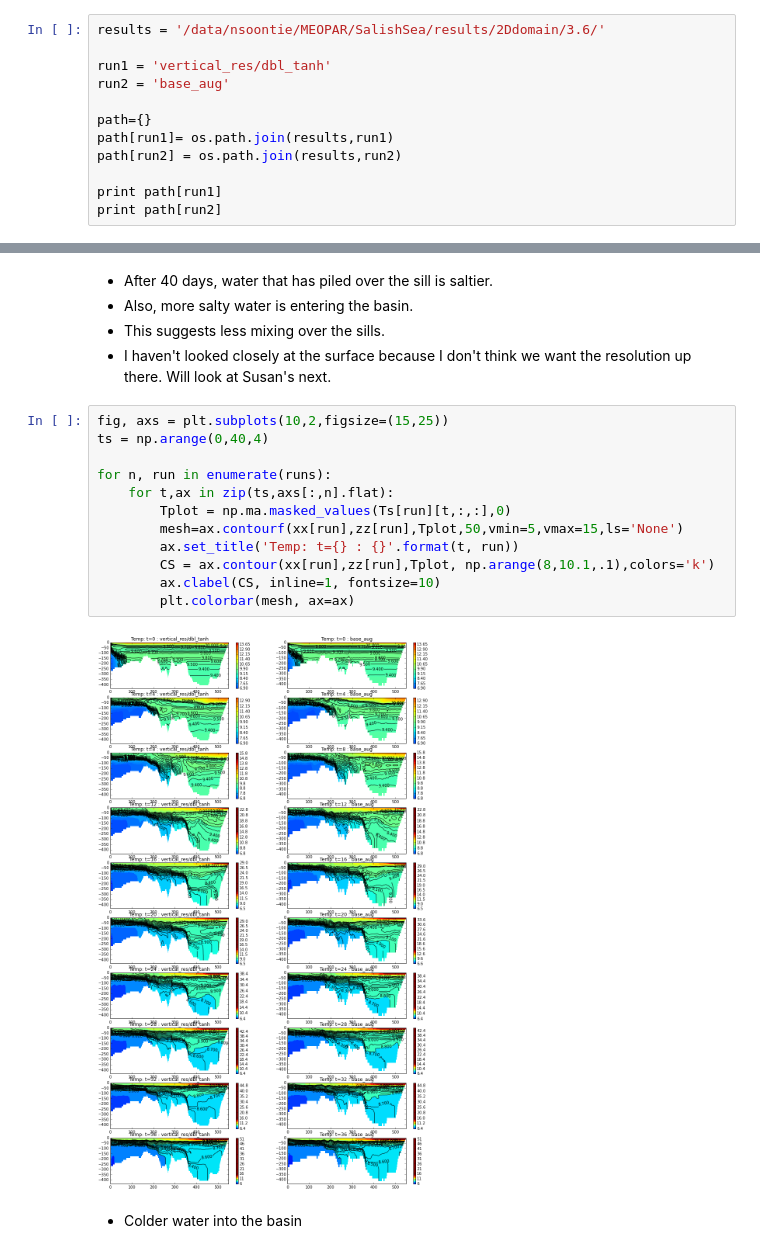
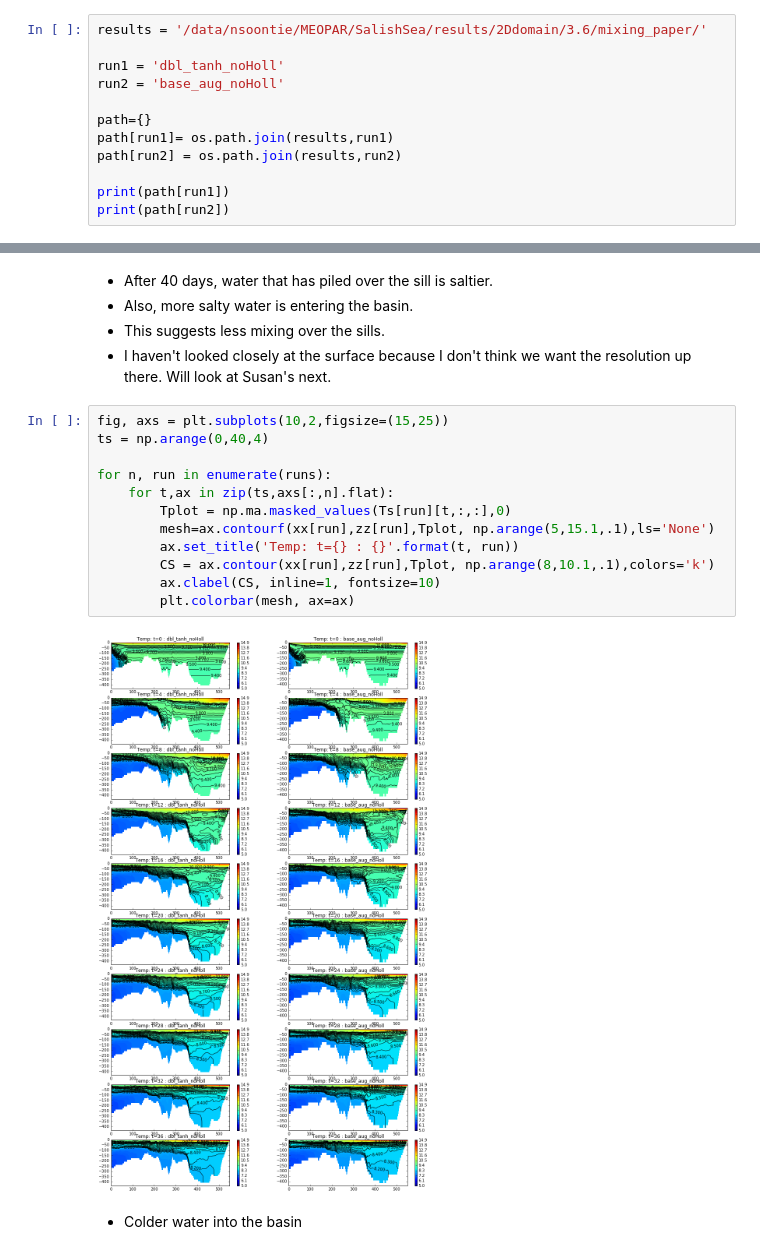
Before and after one commit to SalishSeaCast/2d-domain, a Jupyter notebook: analysis/CompareVerticalRes.ipynb, the cells around one changed output, grey strips where cells are left out. Drawn from its saved outputs; the diff is of its cells as text.

```diff
--- a/analysis/CompareVerticalRes.ipynb
+++ b/analysis/CompareVerticalRes.ipynb
@@ -12,15 +12,15 @@ from salishsea_tools import tidetools
 
 %matplotlib inline
 # %%
-results = '/data/nsoontie/MEOPAR/SalishSea/results/2Ddomain/3.6/'
+results = '/data/nsoontie/MEOPAR/SalishSea/results/2Ddomain/3.6/mixing_paper/'
 
-run1 = 'vertical_res/dbl_tanh'
-run2 = 'base_aug'
+run1 = 'dbl_tanh_noHoll'
+run2 = 'base_aug_noHoll'
 
 path={}
 path[run1]= os.path.join(results,run1)
 path[run2] = os.path.join(results,run2)
 
-print path[run1]
-print path[run2]
+print(path[run1])
+print(path[run2])
 # %% [output]
@@ -92,17 +92,17 @@ for n, run in enumerate(runs):
 # %%
 fig, axs = plt.subplots(10,2,figsize=(15,25))
 ts = np.arange(0,40,4)
 
 for n, run in enumerate(runs):
     for t,ax in zip(ts,axs[:,n].flat):
         Tplot = np.ma.masked_values(Ts[run][t,:,:],0)
-        mesh=ax.contourf(xx[run],zz[run],Tplot,50,vmin=5,vmax=15,ls='None')
+        mesh=ax.contourf(xx[run],zz[run],Tplot, np.arange(5,15.1,.1),ls='None')
         ax.set_title('Temp: t={} : {}'.format(t, run))
         CS = ax.contour(xx[run],zz[run],Tplot, np.arange(8,10.1,.1),colors='k')
         ax.clabel(CS, inline=1, fontsize=10)
         plt.colorbar(mesh, ax=ax)
 # %% [output]
-[figure, old version]
+[figure, new version]
 # %% [markdown]
 * Colder water into the basin
 # %%
```
Also changed, not shown: parts of 19 cells of this notebook, 2 other files.
